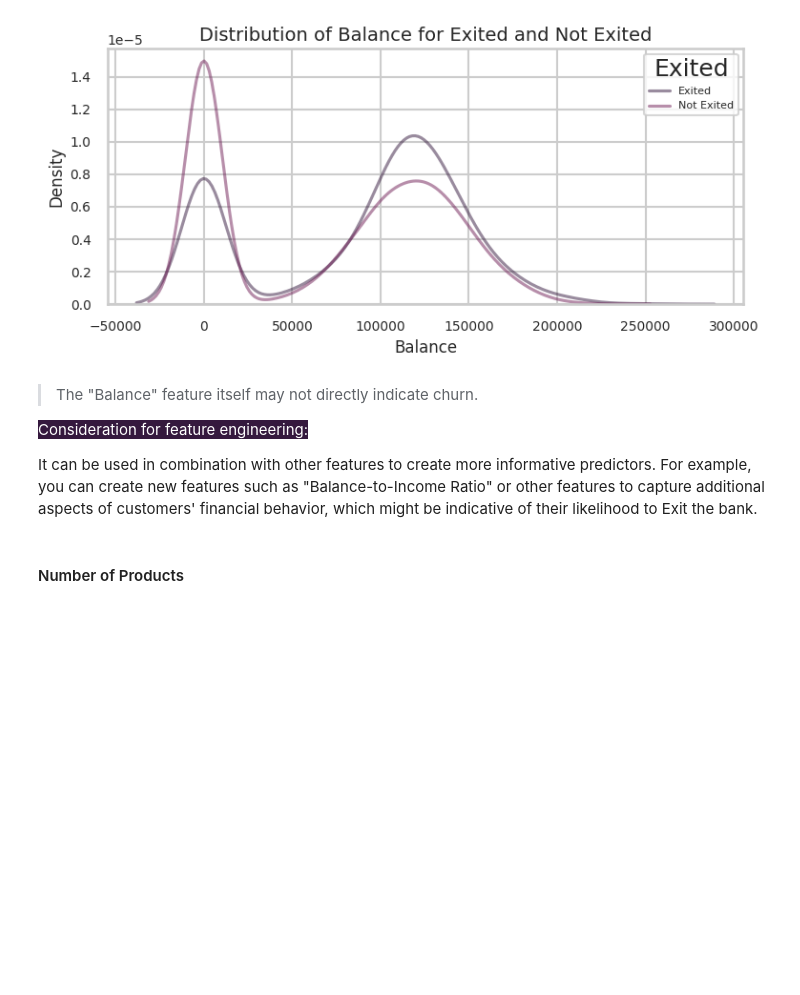
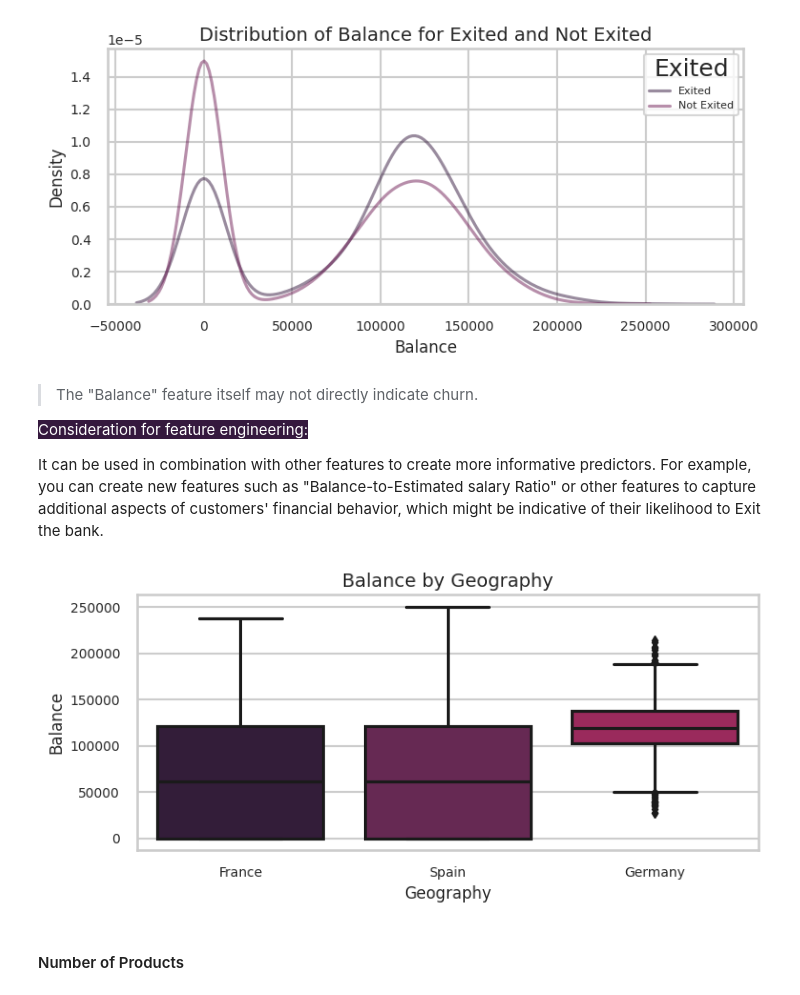
Before and after one commit to laizaparizotto/churn-prediction-kedro, a Jupyter notebook: churn-prediction/notebooks/EDA.ipynb, the cells around one changed output. Cells and saved outputs as stored; diff of their text form; code cells hidden in the pictures; blank space fills up the shorter version.

```diff
--- a/churn-prediction/notebooks/EDA.ipynb
+++ b/churn-prediction/notebooks/EDA.ipynb
@@ -246,7 +215,14 @@ plt.show()
 
 <span style='color:white; background-color:#35193e'>Consideration for feature engineering:</span>
 
-It can be used in combination with other features to create more informative predictors. For example, you can create new features such as "Balance-to-Income Ratio" or other features to capture additional aspects of customers' financial behavior, which might be indicative of their likelihood to Exit the bank.
+It can be used in combination with other features to create more informative predictors. For example, you can create new features such as "Balance-to-Estimated salary Ratio" or other features to capture additional aspects of customers' financial behavior, which might be indicative of their likelihood to Exit the bank.
+# %%
+format_seaborn_plots()
+sns.boxplot(x='Geography', y='Balance', data=df)
+plt.title('Balance by Geography')
+plt.show()
+# %% [output]
+[figure, added]
 # %% [markdown]
 #### Number of Products
 # %%
```
Also changed, not shown: parts of 11 cells of this notebook, 3 other files.
